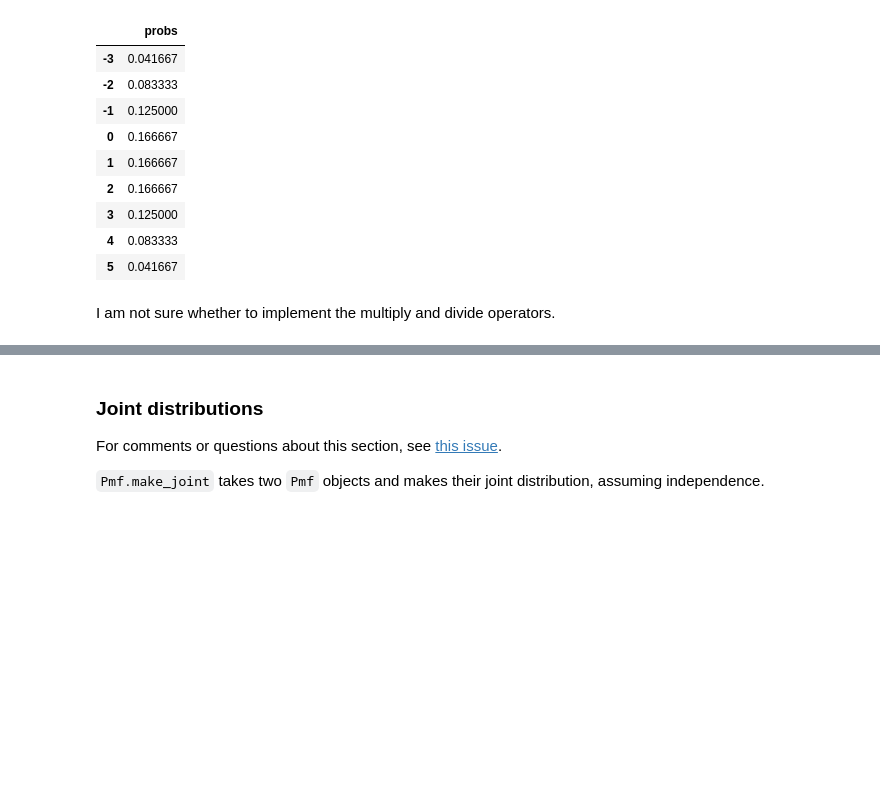
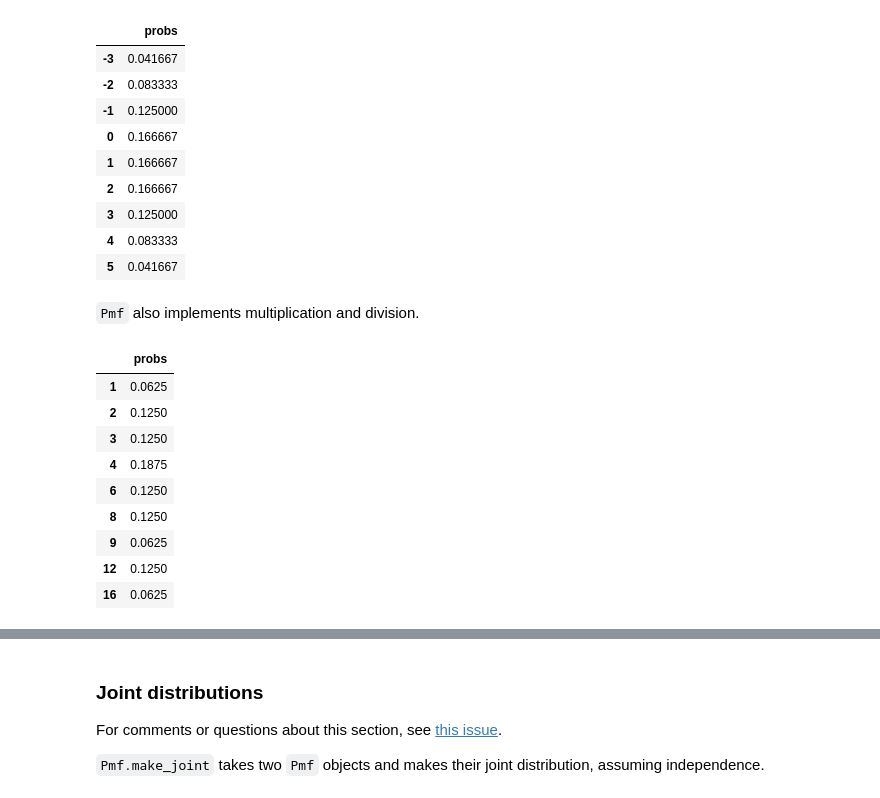
Before and after one commit to AllenDowney/empiricaldist, a Jupyter notebook: empyrical_dist/pmf.ipynb, the cells around one changed output, grey strips where cells are left out. Cells and saved outputs as stored; diff of their text form; code cells hidden in the pictures; blank space fills up the shorter version.

```diff
--- a/empyrical_dist/pmf.ipynb
+++ b/empyrical_dist/pmf.ipynb
@@ -584,5 +584,18 @@ d6 - d4
 | 3 | 0.125000 |
 | 4 | 0.083333 |
 | 5 | 0.041667 |
-# %% [markdown]
-I am not sure whether to implement the multiply and divide operators.
+# %% [markdown]
+`Pmf` also implements multiplication and division.
+# %%
+d4 * d4
+# %% [output]
+|  | probs |
+| 1 | 0.0625 |
+| 2 | 0.1250 |
+| 3 | 0.1250 |
+| 4 | 0.1875 |
+| 6 | 0.1250 |
+| 8 | 0.1250 |
+| 9 | 0.0625 |
+| 12 | 0.1250 |
+| 16 | 0.0625 |
```
Also changed, not shown: parts of 34 cells of this notebook, 2 other files.
